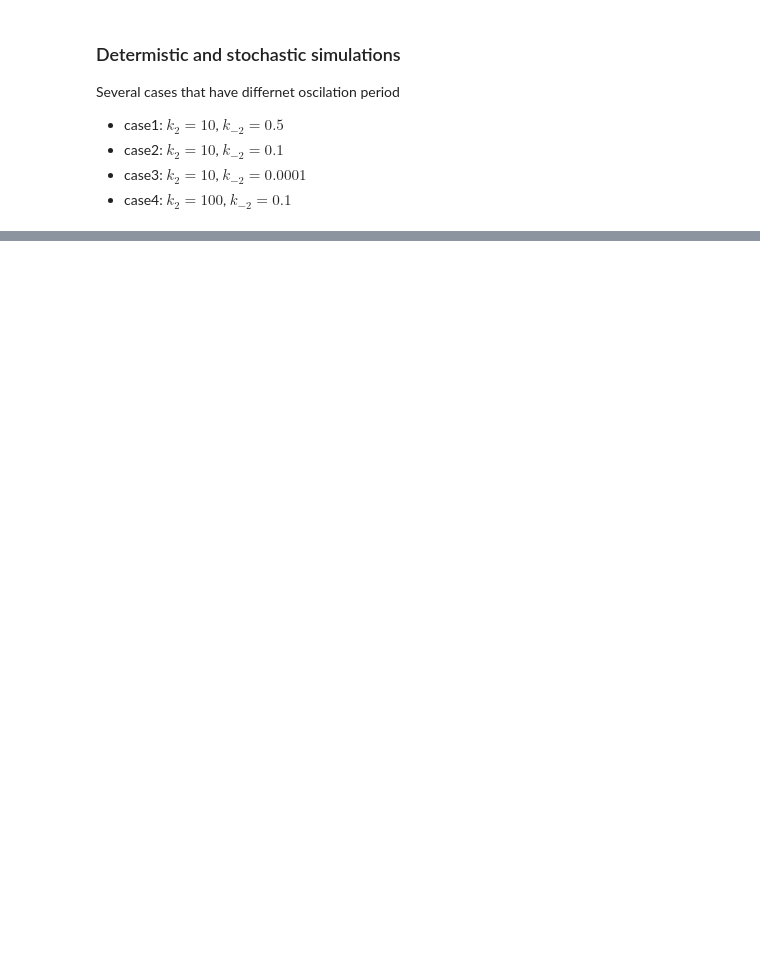
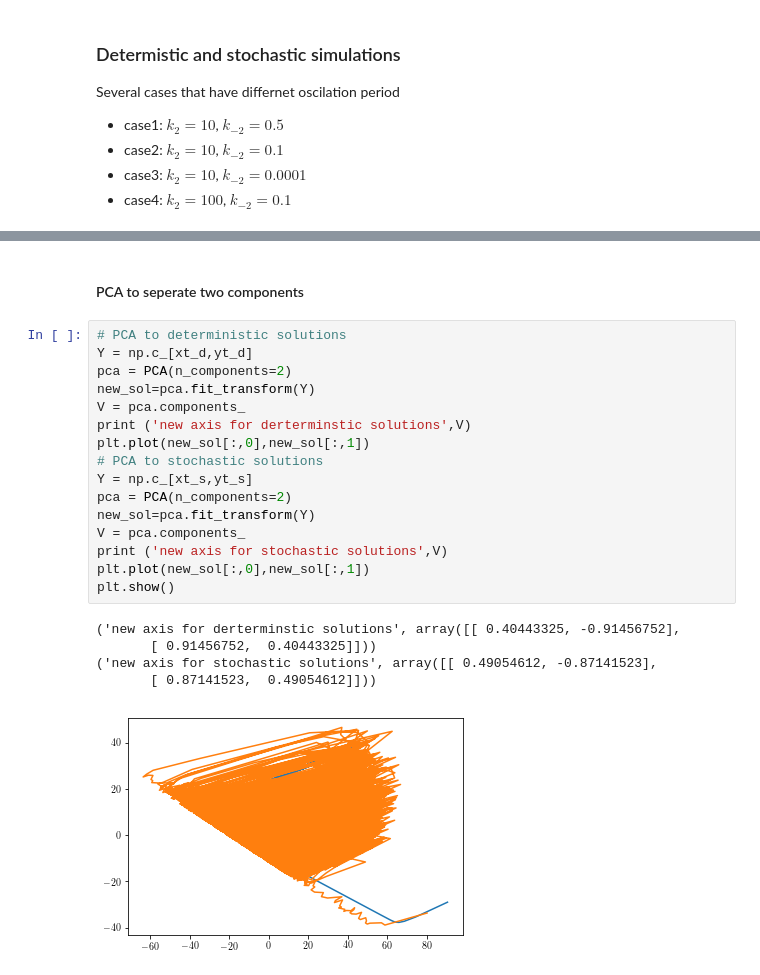
Before and after one commit to Wenping-Cui/Biological-Oscillators, a Jupyter notebook: Brusselator.ipynb, the cells around one changed output, grey strips where cells are left out. Saved outputs shown, nothing was run; the diff lists cells and outputs as text; blank space fills up the shorter version.

```diff
--- a/Brusselator.ipynb
+++ b/Brusselator.ipynb
@@ -332,0 +374,24 @@ start stochastic simulation
+# %% [markdown]
+#### PCA to seperate two components
+# %%
+# PCA to deterministic solutions
+Y = np.c_[xt_d,yt_d]
+pca = PCA(n_components=2)
+new_sol=pca.fit_transform(Y)
+V = pca.components_
+print ('new axis for derterminstic solutions',V)
+plt.plot(new_sol[:,0],new_sol[:,1])
+# PCA to stochastic solutions
+Y = np.c_[xt_s,yt_s]
+pca = PCA(n_components=2)
+new_sol=pca.fit_transform(Y)
+V = pca.components_
+print ('new axis for stochastic solutions',V)
+plt.plot(new_sol[:,0],new_sol[:,1])
+plt.show()
+# %% [output]
+('new axis for derterminstic solutions', array([[ 0.40443325, -0.91456752],
+       [ 0.91456752,  0.40443325]]))
+('new axis for stochastic solutions', array([[ 0.49054612, -0.87141523],
+       [ 0.87141523,  0.49054612]]))
+[figure, added]
```
Also changed, not shown: parts of 18 cells of this notebook.
